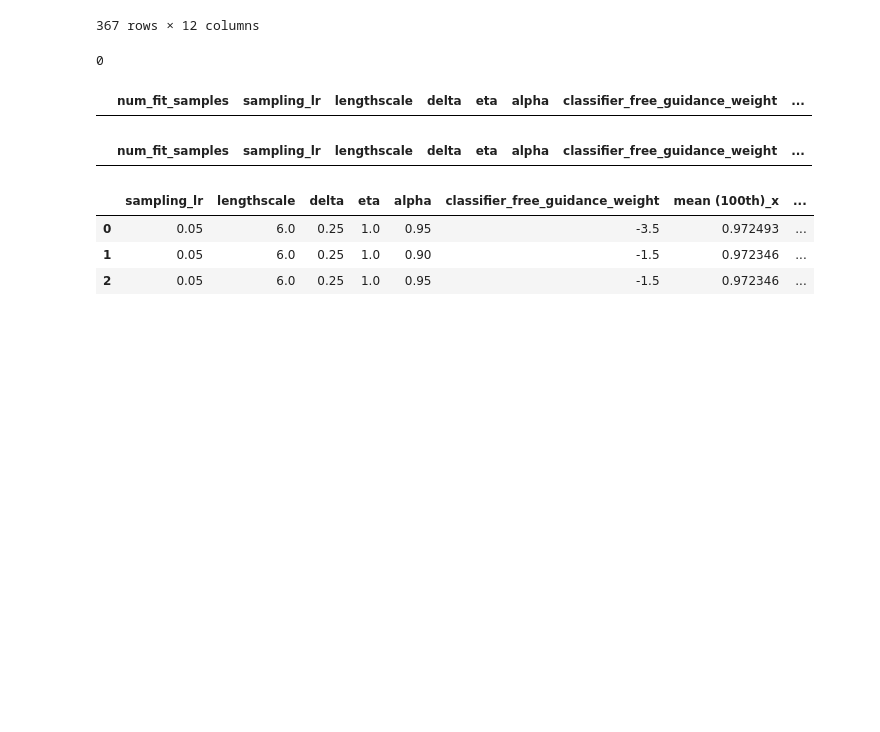
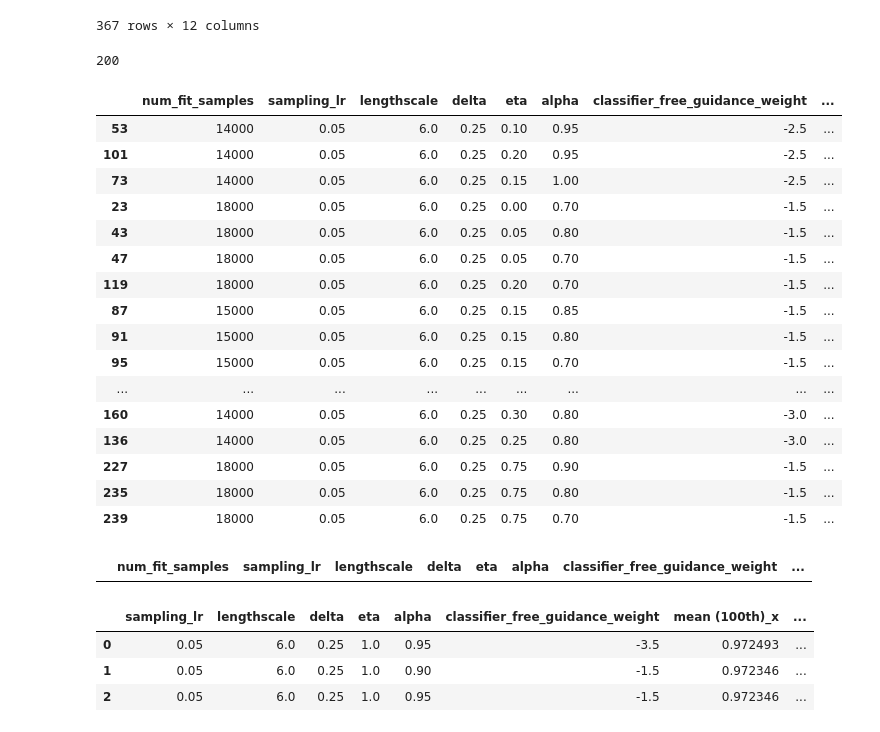
Before and after one commit to HungTT912/L2HD-setting-2, a Jupyter notebook: test.ipynb, the cells around one changed output. Cells and saved outputs as stored; diff of their text form; code cells hidden in the pictures; blank space fills up the shorter version.

```diff
--- a/test.ipynb
+++ b/test.ipynb
@@ -24,22 +24,38 @@ df
 # %%
 import pandas as pd
 import numpy as np
 
 num_fit_samples_list = [10000,12000,13000,14000,15000,16000,17000,18000]
 best_tf8_hyper = None
-lengthscale = 5.25
+lengthscale = 6.0
 for num_fit_samples in num_fit_samples_list:
     best_tf8_hyper1 =  pd.read_csv(f'tuning_results/tune_23/result/tuning_result_tfbind8_num_fit_samples{num_fit_samples}_lengthscale{lengthscale}_sampling_lr0.05_delta0.25.csv')
-    best_tf8_hyper1 = best_tf8_hyper1[best_tf8_hyper1['mean (100th)']>0.985]
+    best_tf8_hyper1 = best_tf8_hyper1[best_tf8_hyper1['mean (100th)']>0.980]
     best_tf8_hyper = pd.concat([best_tf8_hyper,best_tf8_hyper1])
 best_tf8_hyper_1 = best_tf8_hyper[['eta', 'alpha', 'classifier_free_guidance_weight']].to_numpy()
 best_tf8_hyper_1 = np.unique(best_tf8_hyper_1,axis=0)
 print(len(best_tf8_hyper_1))
 best_tf8_hyper = best_tf8_hyper.sort_values(by= 'mean (100th)',ascending= False)
 best_tf8_hyper.head(50)
 # %% [output]
-0
+200
 |  | num_fit_samples | sampling_lr | lengthscale | delta | eta | alpha | classifier_free_guidance_weight | ... |
+| 53 | 14000 | 0.05 | 6.0 | 0.25 | 0.10 | 0.95 | -2.5 | ... |
+| 101 | 14000 | 0.05 | 6.0 | 0.25 | 0.20 | 0.95 | -2.5 | ... |
+| 73 | 14000 | 0.05 | 6.0 | 0.25 | 0.15 | 1.00 | -2.5 | ... |
+| 23 | 18000 | 0.05 | 6.0 | 0.25 | 0.00 | 0.70 | -1.5 | ... |
+| 43 | 18000 | 0.05 | 6.0 | 0.25 | 0.05 | 0.80 | -1.5 | ... |
+| 47 | 18000 | 0.05 | 6.0 | 0.25 | 0.05 | 0.70 | -1.5 | ... |
+| 119 | 18000 | 0.05 | 6.0 | 0.25 | 0.20 | 0.70 | -1.5 | ... |
+| 87 | 15000 | 0.05 | 6.0 | 0.25 | 0.15 | 0.85 | -1.5 | ... |
+| 91 | 15000 | 0.05 | 6.0 | 0.25 | 0.15 | 0.80 | -1.5 | ... |
+| 95 | 15000 | 0.05 | 6.0 | 0.25 | 0.15 | 0.70 | -1.5 | ... |
+| ... | ... | ... | ... | ... | ... | ... | ... | ... |
+| 160 | 14000 | 0.05 | 6.0 | 0.25 | 0.30 | 0.80 | -3.0 | ... |
+| 136 | 14000 | 0.05 | 6.0 | 0.25 | 0.25 | 0.80 | -3.0 | ... |
+| 227 | 18000 | 0.05 | 6.0 | 0.25 | 0.75 | 0.90 | -1.5 | ... |
+| 235 | 18000 | 0.05 | 6.0 | 0.25 | 0.75 | 0.80 | -1.5 | ... |
+| 239 | 18000 | 0.05 | 6.0 | 0.25 | 0.75 | 0.70 | -1.5 | ... |
 # %%
 import pandas as pd
 
```
Also changed, not shown: 1 other file.
